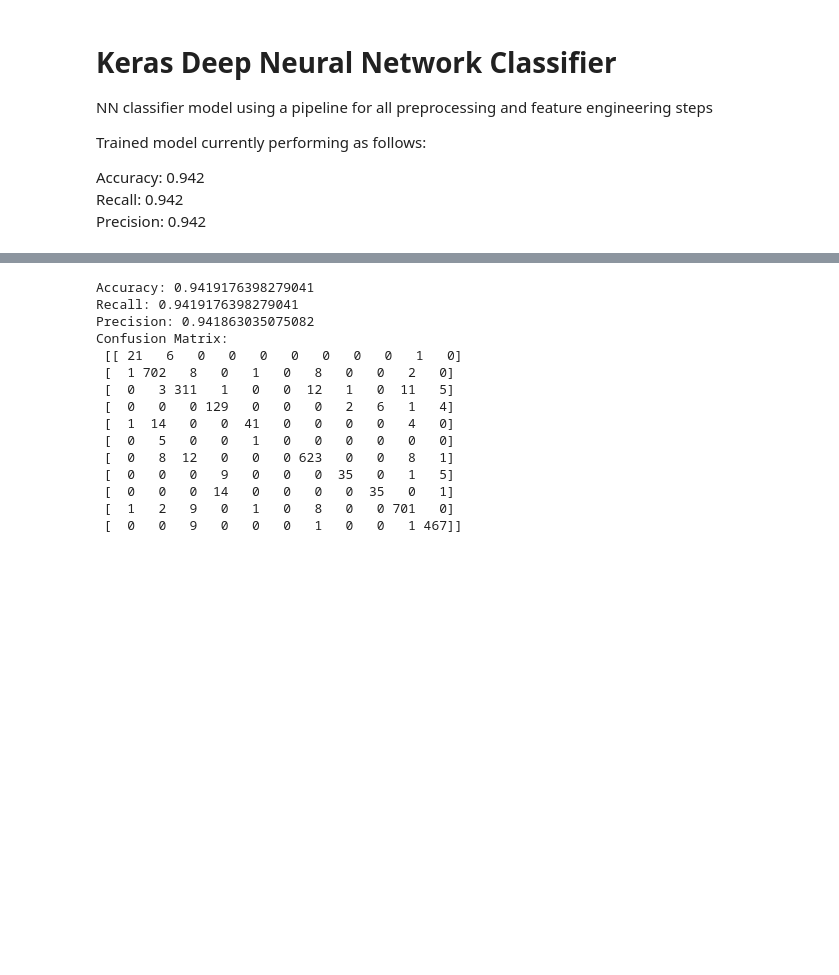
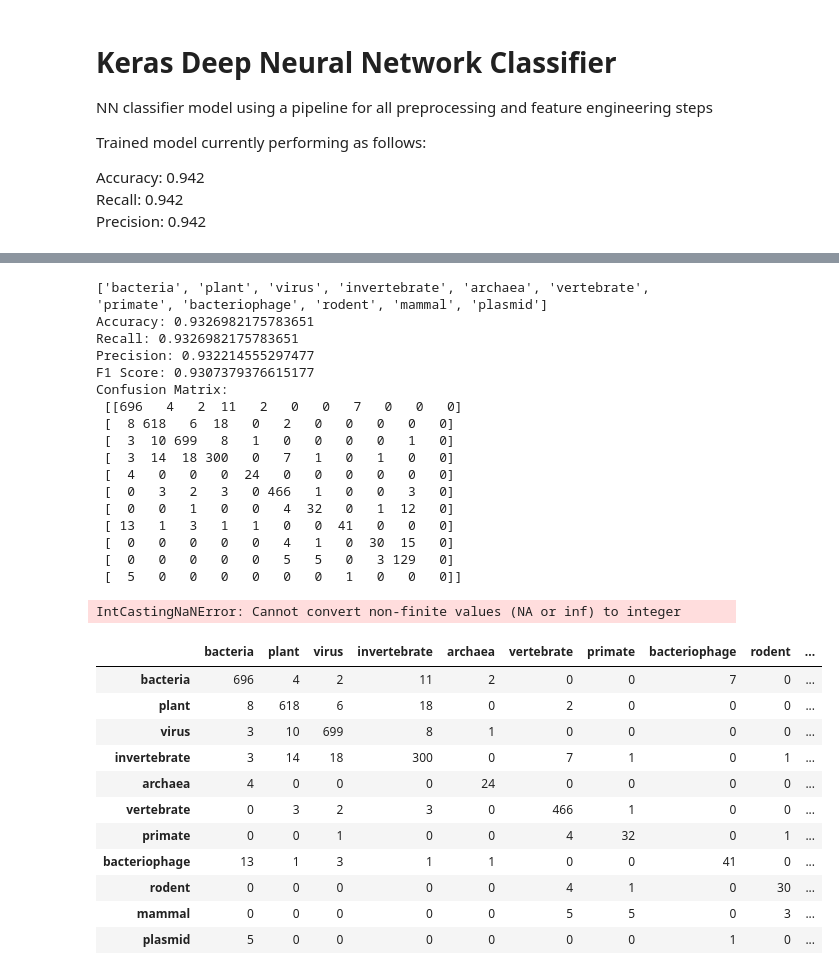
Before and after one commit to bernpb/Codon_Frequency_Classification, a Jupyter notebook: Keras_NN.ipynb, the cells around one changed output, grey strips where cells are left out. Saved outputs shown, nothing was run; the diff lists cells and outputs as text; code cells hidden in the pictures; blank space fills up the shorter version.

```diff
--- a/Keras_NN.ipynb
+++ b/Keras_NN.ipynb
@@ -167,7 +167,7 @@ pipeline = Pipeline([('engineering', engineering),
                     ('model', KerasClassifier(build_fn = create_NN,
                                              epochs = 250,
                                              batch_size = 2048,
-                                             verbose = 2))])
+                                             verbose = 1))])
 # %%
 history = pipeline.fit(X_train, y_train)
 # %% [output]
@@ -203,23 +209,33 @@ preds = history.predict(X_test)
 # %%
 # Check the metric scores
+
+labels = y_train.unique().tolist()
+print(labels)
 
 print(f'Accuracy: {accuracy_score(y_test, preds)}')
 print(f'Recall: {recall_score(y_test, preds, average = "weighted")}')
 print(f'Precision: {precision_score(y_test, preds, average = "weighted", zero_division = 1)}')
-print(f'Confusion Matrix: \n {confusion_matrix(y_test, preds)}')
+print(f'F1 Score: {f1_score(y_test, preds, average = "weighted")}')
+print(f'Confusion Matrix: \n {confusion_matrix(y_test, preds, labels = y_train.unique().tolist())}')
 # %% [output]
-Accuracy: 0.9419176398279041
-Recall: 0.9419176398279041
-Precision: 0.941863035075082
+['bacteria', 'plant', 'virus', 'invertebrate', 'archaea', 'vertebrate', 'primate', 'bacteriophage', 'rodent', 'mammal', 'plasmid']
+Accuracy: 0.9326982175783651
+Recall: 0.9326982175783651
+Precision: 0.932214555297477
+F1 Score: 0.9307379376615177
 Confusion Matrix:
- [[ 21   6   0   0   0   0   0   0   0   1   0]
- [  1 702   8   0   1   0   8   0   0   2   0]
- [  0   3 311   1   0   0  12   1   0  11   5]
- [  0   0   0 129   0   0   0   2   6   1   4]
- [  1  14   0   0  41   0   0   0   0   4   0]
- [  0   5   0   0   1   0   0   0   0   0   0]
- [  0   8  12   0   0   0 623   0   0   8   1]
- [  0   0   0   9   0   0   0  35   0   1   5]
- [  0   0   0  14   0   0   0   0  35   0   1]
- [  1   2   9   0   1   0   8   0   0 701   0]
- [  0   0   9   0   0   0   1   0   0   1 467]]
+ [[696   4   2  11   2   0   0   7   0   0   0]
+ [  8 618   6  18   0   2   0   0   0   0   0]
+ [  3  10 699   8   1   0   0   0   0   1   0]
+ [  3  14  18 300   0   7   1   0   1   0   0]
+ [  4   0   0   0  24   0   0   0   0   0   0]
+ [  0   3   2   3   0 466   1   0   0   3   0]
+ [  0   0   1   0   0   4  32   0   1  12   0]
+ [ 13   1   3   1   1   0   0  41   0   0   0]
+ [  0   0   0   0   0   4   1   0  30  15   0]
+ [  0   0   0   0   0   5   5   0   3 129   0]
+ [  5   0   0   0   0   0   0   1   0   0   0]]
+# %%
+# Create the confusion matrix as a dataframe
+
+matrix = pd.DataFrame(confusion_matrix(y_test, preds, labels = labels))
@@ -225,0 +267,38 @@ Confusion Matrix:
+# %%
+# Make a column with the number of correctly identified samples
+true_positives = []
+for i in range(len(columns)):
+    true_positives.append(matrix[kingdoms[i]].iloc[i])
+matrix['true positives'] = true_positives
+
+# Get the total number of labels assigned per kingdom
+matrix['total positives'] = matrix[kingdoms].sum(axis = 0)
+
+# Get the number of false negatives
+matrix['false negatives'] = matrix[kingdoms].sum(axis = 1) - matrix['true positives']
+
+# Get the number of false positives
+matrix['false positives'] = (matrix.sum(axis = 0) - matrix['true positives']).astype(int)
+
+# Calculate the recall score for each kingdom
+matrix['recall'] = (matrix['true positives']/(matrix['true positives'] + matrix['false negatives'])).round(2) # Round to 2 decimal places
+
+# Calculate the precision score for each kingdom
+matrix['precision'] = (matrix['true positives']/(matrix['true positives'] + matrix['false positives'])).round(2)# Round to 2 decimal places
+# %% [output]
+IntCastingNaNError: Cannot convert non-finite values (NA or inf) to integer
+# %%
+matrix
+# %% [output]
+|  | bacteria | plant | virus | invertebrate | archaea | vertebrate | primate | bacteriophage | rodent | ... |
+| bacteria | 696 | 4 | 2 | 11 | 2 | 0 | 0 | 7 | 0 | ... |
+| plant | 8 | 618 | 6 | 18 | 0 | 2 | 0 | 0 | 0 | ... |
+| virus | 3 | 10 | 699 | 8 | 1 | 0 | 0 | 0 | 0 | ... |
+| invertebrate | 3 | 14 | 18 | 300 | 0 | 7 | 1 | 0 | 1 | ... |
+| archaea | 4 | 0 | 0 | 0 | 24 | 0 | 0 | 0 | 0 | ... |
+| vertebrate | 0 | 3 | 2 | 3 | 0 | 466 | 1 | 0 | 0 | ... |
+| primate | 0 | 0 | 1 | 0 | 0 | 4 | 32 | 0 | 1 | ... |
+| bacteriophage | 13 | 1 | 3 | 1 | 1 | 0 | 0 | 41 | 0 | ... |
+| rodent | 0 | 0 | 0 | 0 | 0 | 4 | 1 | 0 | 30 | ... |
+| mammal | 0 | 0 | 0 | 0 | 0 | 5 | 5 | 0 | 3 | ... |
+| plasmid | 5 | 0 | 0 | 0 | 0 | 0 | 0 | 1 | 0 | ... |
```
Also changed, not shown: parts of 6 cells of this notebook, 7 other files.
